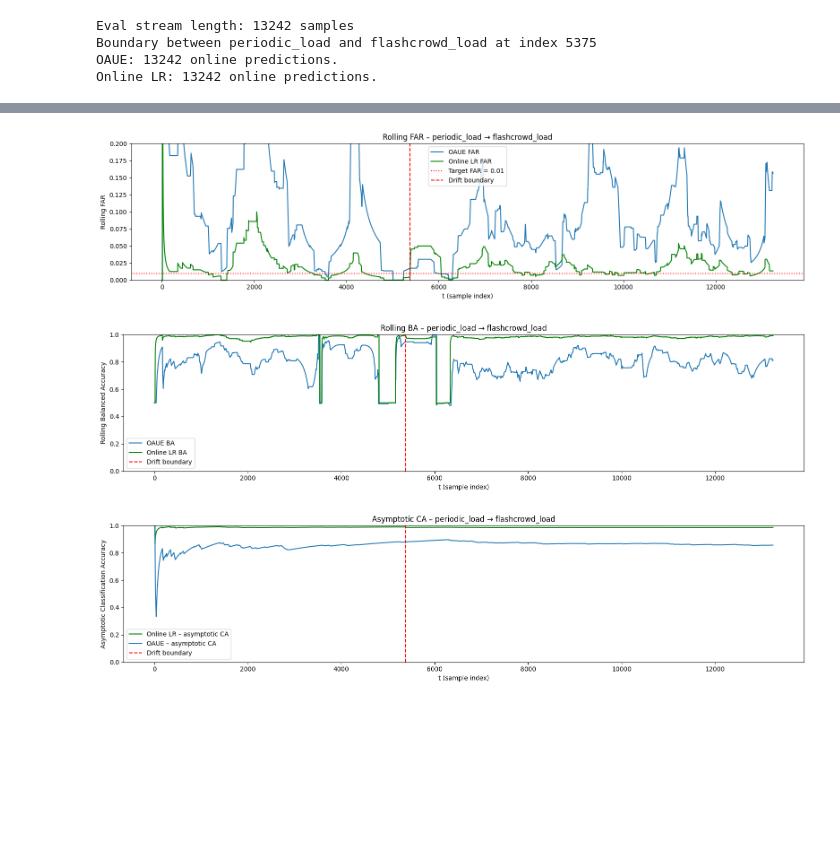
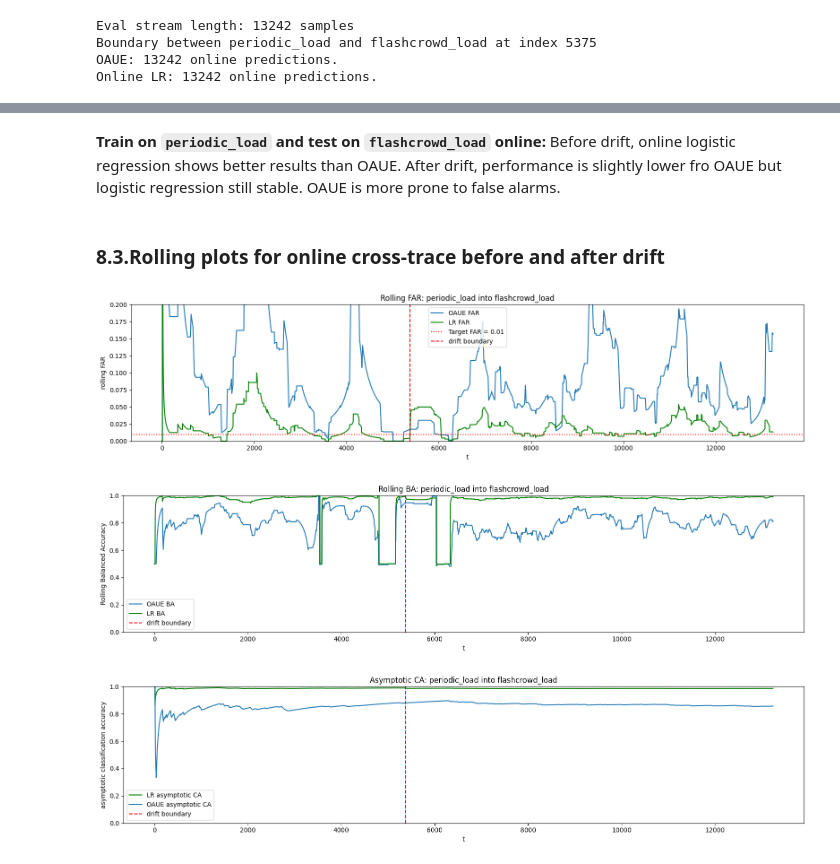
Before and after one commit to OleksiiBevza/time-series, a Jupyter notebook: modelling.ipynb, the cells around one changed output, grey strips where cells are left out. Saved outputs shown, nothing was run; the diff lists cells and outputs as text; code cells hidden in the pictures; blank space fills up the shorter version.

Commit message:
Described results

```diff
--- a/modelling.ipynb
+++ b/modelling.ipynb
@@ -1087,9 +1005,11 @@ AFTER           FPR (online decisions)                     0.0187             0.
 ------------------------------------------------------------------------------------------
 ==========================================================================================
+# %% [markdown]
+**Train on `periodic_load` and test on `flashcrowd_load` online:** Before drift, online logistic regression shows better results than OAUE. After drift, performance is slightly lower fro OAUE but logistic regression still stable. OAUE is more prone to false alarms.
+# %% [markdown]
+### **8.3.Rolling plots for online cross-trace before and after drift**
 # %%
-# ------------------------------------------------------
-# 6. Rolling FAR & BA for BOTH models
-# ------------------------------------------------------
+# rolling FAR and BA for BOTH models for cross-trace
 WROLL = max(200, len(y_eval_concat) // 20)
 
 x_roll_oa, far_roll_oa, ba_roll_oa = rolling_far_ba(
@@ -1109,62 +1029,60 @@ x_roll_lr, far_roll_lr, ba_roll_lr = rolling_far_ba(
 
 def cumulative_accuracy(y_true, y_pred):
     """
-    Asymptotic (prefix) classification accuracy over time:
-    CA_t = (# correct predictions up to t) / t
+    Asymptotic classification accuracy over time:
+    CA_t = (nr correct predictions up to t) / t
     """
     correct = (y_true == y_pred).astype(int)
     cum_correct = np.cumsum(correct)
     n = np.arange(1, len(y_true) + 1)
     return n, cum_correct / n
 
-# Asymptotic CA for both models on concatenated stream
+# asymptotic CA_t for both models on concatenated stream
 x_lr, ca_lr = cumulative_accuracy(y_eval_concat, yhat_eval_lr)
 x_oa, ca_oa = cumulative_accuracy(y_eval_concat, yhat_eval_oa)
 
 
 
-# ------------------------------------------------------
-# 7. Plots: OAUE vs Online LR, with drift boundary
-# ------------------------------------------------------
+# FAR
 plt.figure(figsize=(16, 4))
 plt.plot(x_roll_oa, far_roll_oa, label="OAUE FAR")
-plt.plot(x_roll_lr, far_roll_lr, label="Online LR FAR", color="green")
+plt.plot(x_roll_lr, far_roll_lr, label="LR FAR", color="green")
 plt.axhline(0.01, color="red", linestyle=":", label="Target FAR = 0.01")
-plt.axvline(boundary_idx, color="red", linestyle="--", label="Drift boundary")
+plt.axvline(boundary_idx, color="red", linestyle="--", label="drift boundary")
 plt.ylim(0, 0.2)
-plt.xlabel("t (sample index)")
-plt.ylabel("Rolling FAR")
-plt.title(f"Rolling FAR – {scenario_A} → {scenario_B}")
+plt.xlabel("t")
+plt.ylabel("rolling FAR")
+plt.title(f"Rolling FAR: {scenario_A} into {scenario_B}")
 plt.legend()
 plt.tight_layout()
 plt.show()
 
-
+# BA
 plt.figure(figsize=(16, 4))
 plt.plot(x_roll_oa, ba_roll_oa, label="OAUE BA")
-plt.plot(x_roll_lr, ba_roll_lr, label="Online LR BA", color ="green")
-plt.axvline(boundary_idx, color="red", linestyle="--", label="Drift boundary")
+plt.plot(x_roll_lr, ba_roll_lr, label="LR BA", color ="green")
+plt.axvline(boundary_idx, color="red", linestyle="--", label="drift boundary")
 plt.ylim(0, 1)
-plt.xlabel("t (sample index)")
+plt.xlabel("t")
 plt.ylabel("Rolling Balanced Accuracy")
-plt.title(f"Rolling BA – {scenario_A} → {scenario_B}")
+plt.title(f"Rolling BA: {scenario_A} into {scenario_B}")
 plt.legend()
 plt.tight_layout()
 plt.show()
 
-
+# CA
 plt.figure(figsize=(16, 4))
-plt.plot(x_lr, ca_lr, label="Online LR – asymptotic CA", color="green")
-plt.plot(x_oa, ca_oa, label="OAUE – asymptotic CA")
-plt.axvline(boundary_idx, color="red", linestyle="--", label="Drift boundary")
+plt.plot(x_lr, ca_lr, label="LR asymptotic CA", color="green")
+plt.plot(x_oa, ca_oa, label="OAUE asymptotic CA")
+plt.axvline(boundary_idx, color="red", linestyle="--", label="drift boundary")
 plt.ylim(0, 1.0)
-plt.xlabel("t (sample index)")
-plt.ylabel("Asymptotic Classification Accuracy")
-plt.title(f"Asymptotic CA – {scenario_A} → {scenario_B}")
+plt.xlabel("t")
+plt.ylabel("asymptotic classification accuracy")
+plt.title(f"Asymptotic CA: {scenario_A} into {scenario_B}")
 plt.legend()
 plt.tight_layout()
 plt.show()
 # %% [output]
-[figure, old version]
+[figure, new version]
-[figure, old version]
+[figure, new version]
-[figure, old version]
+[figure, new version]
```
Also changed, not shown: parts of 29 cells of this notebook.
